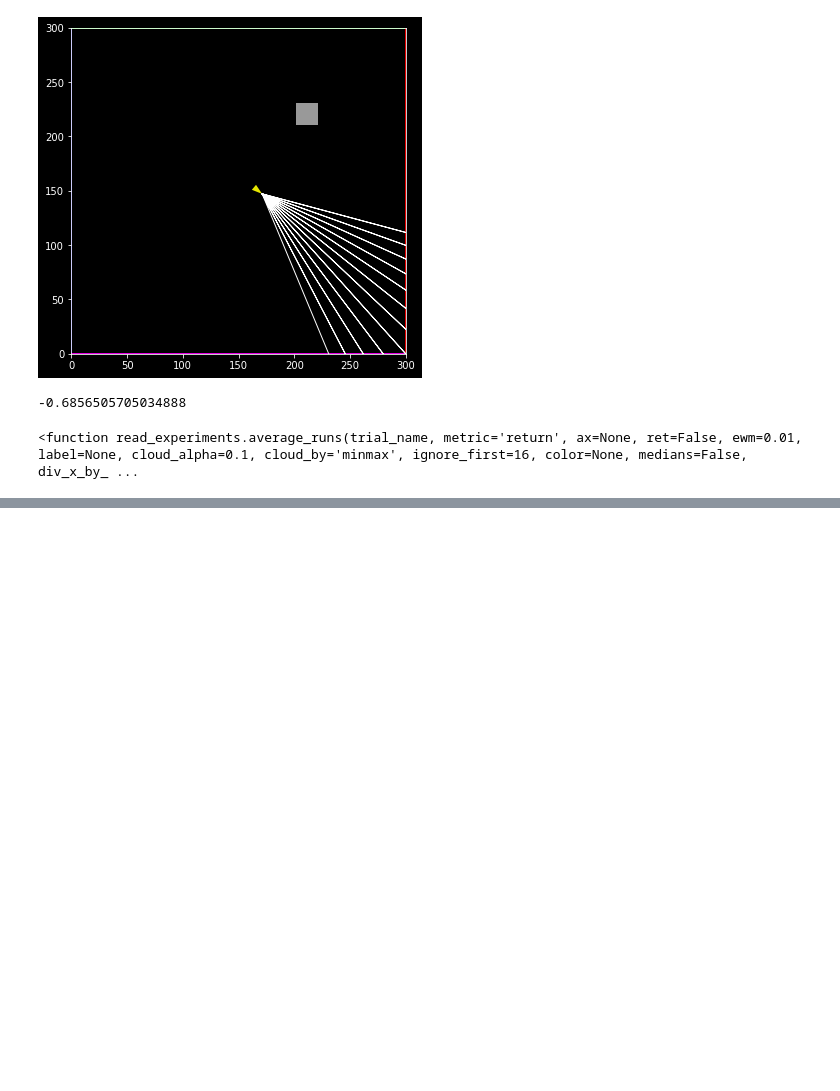
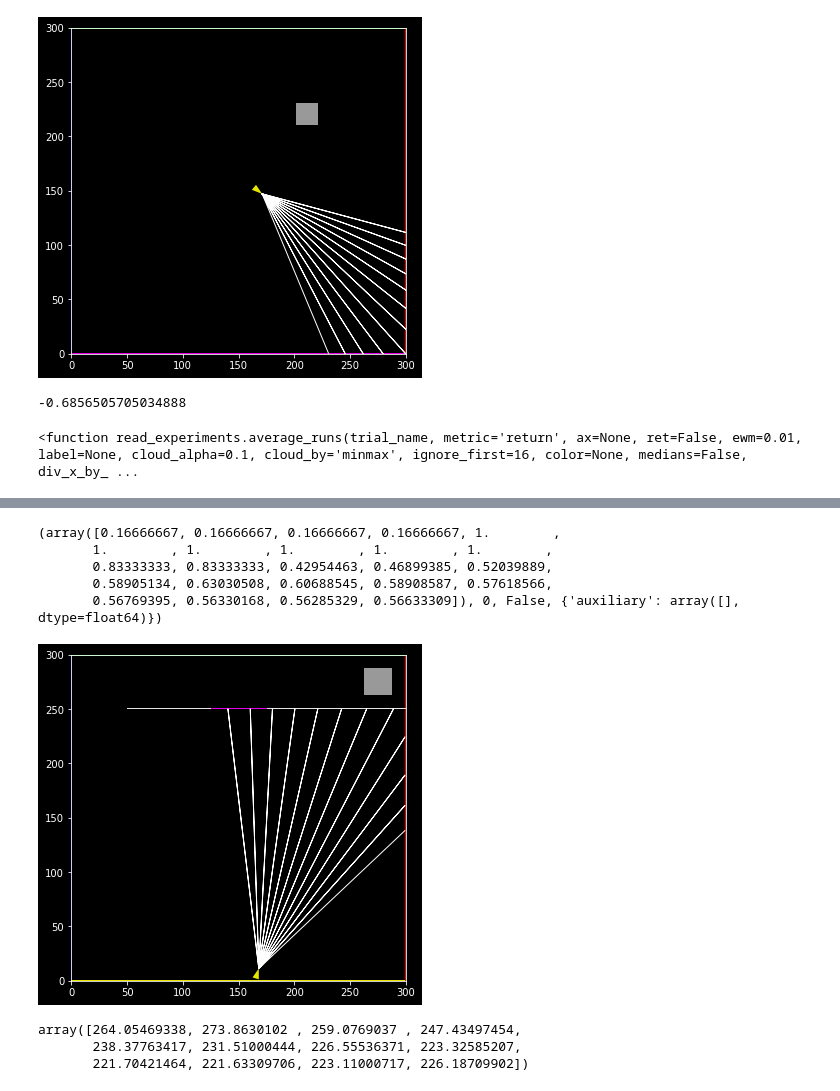
Before and after one commit to liuandrew/ppo_aux, a Jupyter notebook: write_and_test/Untitled.ipynb, the cells around one changed output, grey strips where cells are left out. Cells and saved outputs as stored; diff of their text form; code cells hidden in the pictures; blank space fills up the shorter version.

```diff
--- a/write_and_test/Untitled.ipynb
+++ b/write_and_test/Untitled.ipynb
@@ -55,0 +138,2 @@ FileNotFoundError: [Errno 2] No such file or directory: 'tmp\\0.monitor.csv'
+# %%
+env = gym.make('ShortcutNav-v0',  rew_structure='goal')
@@ -55,0 +148,16 @@ FileNotFoundError: [Errno 2] No such file or directory: 'tmp\\0.monitor.csv'
+# %%
+print(env.step(0))
+env.render('human')
+# %% [output]
+(array([0.16666667, 0.16666667, 0.16666667, 0.16666667, 1.        ,
+       1.        , 1.        , 1.        , 1.        , 1.        ,
+       0.83333333, 0.83333333, 0.42954463, 0.46899385, 0.52039889,
+       0.58905134, 0.63030508, 0.60688545, 0.58908587, 0.57618566,
+       0.56769395, 0.56330168, 0.56285329, 0.56633309]), 0, False, {'auxiliary': array([], dtype=float64)})
+[figure, added]
+# %%
+env.character.ray_dists
+# %% [output]
+array([264.05469338, 273.8630102 , 259.0769037 , 247.43497454,
+       238.37763417, 231.51000444, 226.55536371, 223.32585207,
+       221.70421464, 221.63309706, 223.11000717, 226.18709902])
```
Also changed, not shown: parts of 14 cells of this notebook, 16 other files.
